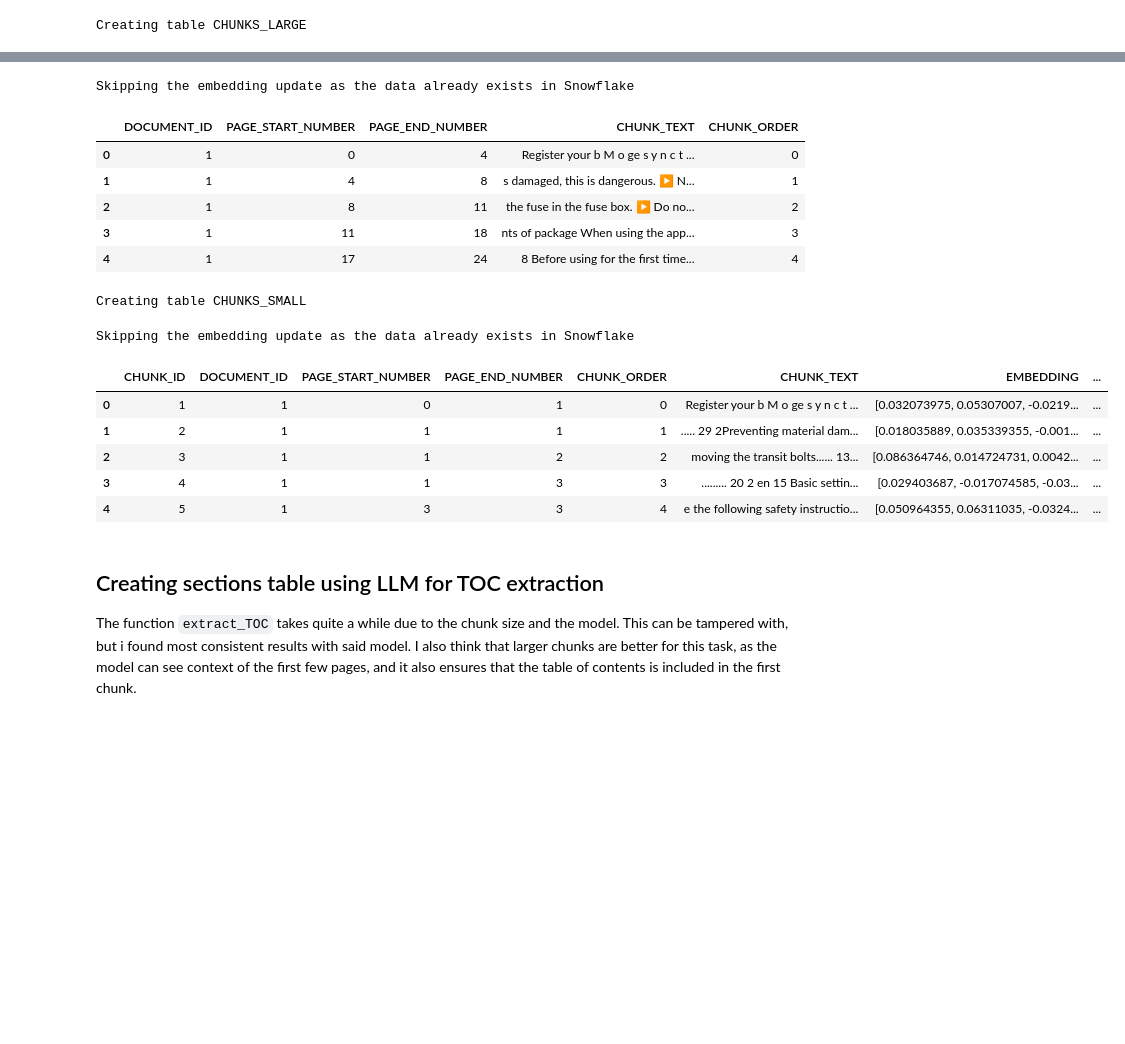
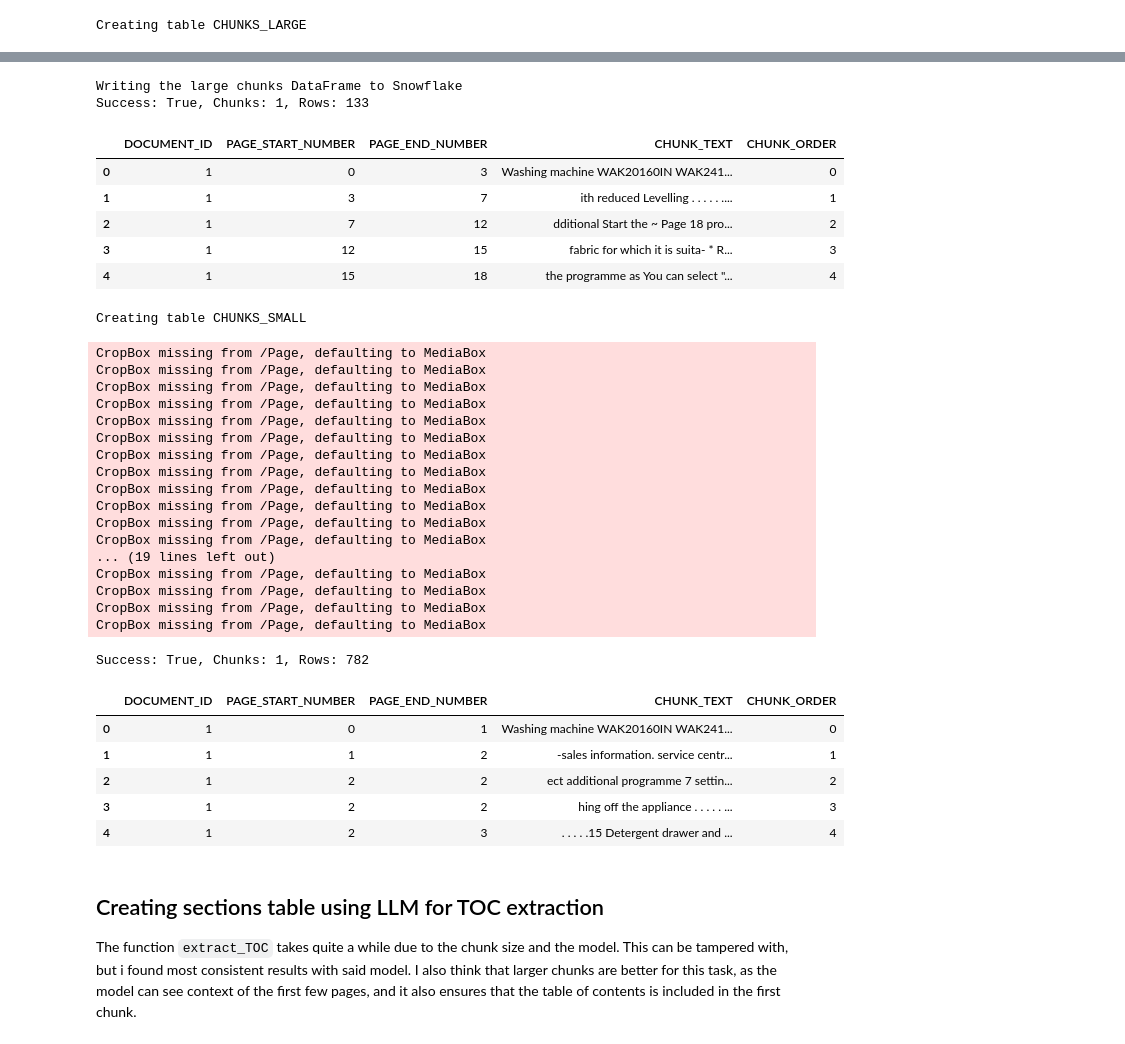
Before and after one commit to Haldan-NC/Snowflake-Cortex-Playground, a Jupyter notebook: WASHING_MACHINE_DB_setup.ipynb, the cells around one changed output, grey strips where cells are left out. Saved outputs shown, nothing was run; the diff lists cells and outputs as text; code cells hidden in the pictures; blank space fills up the shorter version.

```diff
--- a/WASHING_MACHINE_DB_setup.ipynb
+++ b/WASHING_MACHINE_DB_setup.ipynb
@@ -176,8 +177,8 @@ except:
 
     for idx, filename in enumerate(os.listdir(pdf_files_path)):
         # Temporary filter to only process a set of PDF files
-        if filename not in ["WGG254Z0GB.pdf", "WGA1420SIN.pdf"]: #,"WAV28KH3GB.pdf"]:
-            continue
+        # if filename not in ["WGG254Z0GB.pdf", "WGA1420SIN.pdf"]: #,"WAV28KH3GB.pdf"]:
+        #     continue
 
         if filename.endswith(".pdf"):
             file_path = os.path.join(pdf_files_path, filename)
@@ -204,6 +205,14 @@ except:
     create_dataframe = False
     print(f"Success: {success}, Number of chunks: {nchunks}, Number of rows: {nrows}")
 
+    time.sleep(3)
+    cursor.execute("""
+    SELECT *
+    FROM DOCUMENTS;
+    """)
+
+    documents_df = cursor.fetch_pandas_all()
+
 
 documents_df.head()
 # %% [output]
@@ -367,13 +408,14 @@ else:
 
 large_chunks_df.head()
 # %% [output]
-Skipping the embedding update as the data already exists in Snowflake
+Writing the large chunks DataFrame to Snowflake
+Success: True, Chunks: 1, Rows: 133
 |  | DOCUMENT_ID | PAGE_START_NUMBER | PAGE_END_NUMBER | CHUNK_TEXT | CHUNK_ORDER |
-| 0 | 1 | 0 | 4 | Register your b M o ge s y n c t ... | 0 |
-| 1 | 1 | 4 | 8 | s damaged, this is dangerous. ▶ N... | 1 |
-| 2 | 1 | 8 | 11 | the fuse in the fuse box. ▶ Do no... | 2 |
-| 3 | 1 | 11 | 18 | nts of package When using the app... | 3 |
-| 4 | 1 | 17 | 24 | 8 Before using for the first time... | 4 |
+| 0 | 1 | 0 | 3 | Washing machine WAK20160IN WAK241... | 0 |
+| 1 | 1 | 3 | 7 | ith reduced Levelling . . . . . .... | 1 |
+| 2 | 1 | 7 | 12 | dditional Start the ~ Page 18 pro... | 2 |
+| 3 | 1 | 12 | 15 | fabric for which it is suita- * R... | 3 |
+| 4 | 1 | 15 | 18 | the programme as You can select "... | 4 |
 # %%
 try:
     create_dataframe = False
@@ -394,6 +436,7 @@ if create_dataframe:
     small_chunks_df = pd.DataFrame()
     for row in tqdm(documents_df.iterrows(), total = len(documents_df)):
         manual_id = row[1]["DOCUMENT_ID"]
+        file_path = os.path.join(pdf_files_path, row[1]["DOCUMENT_NAME"])
         tmp_chunked_df = extract_text_chunks(file_path = file_path,
                             manual_id = manual_id,
                             chunk_size = 1024,
@@ -423,40 +466,57 @@ if create_dataframe:
         df=small_chunks_df,
         database =database,
         table_name="CHUNKS_SMALL",
         schema=schema,
         auto_create_table=False,
         overwrite=False
     )
 
     print(f"Success: {success}, Chunks: {nchunks}, Rows: {nrows}")
 
     # Update the embeddings for the small chunks
     cursor.execute("""
         UPDATE CHUNKS_SMALL
         SET EMBEDDING = SNOWFLAKE.CORTEX.EMBED_TEXT_1024(
             'snowflake-arctic-embed-l-v2.0',
             CHUNK_TEXT
         )
         WHERE EMBEDDING IS NULL;
     """)
 
 else:
     print("Skipping the embedding update as the data already exists in Snowflake")
     cursor.execute("""
         SELECT *
         FROM CHUNKS_SMALL;
     """)
     small_chunks_df = cursor.fetch_pandas_all()
 
 small_chunks_df.head(5)
 # %% [output]
-Skipping the embedding update as the data already exists in Snowflake
+CropBox missing from /Page, defaulting to MediaBox
+CropBox missing from /Page, defaulting to MediaBox
+CropBox missing from /Page, defaulting to MediaBox
+CropBox missing from /Page, defaulting to MediaBox
+CropBox missing from /Page, defaulting to MediaBox
+CropBox missing from /Page, defaulting to MediaBox
+CropBox missing from /Page, defaulting to MediaBox
+CropBox missing from /Page, defaulting to MediaBox
+CropBox missing from /Page, defaulting to MediaBox
+CropBox missing from /Page, defaulting to MediaBox
+CropBox missing from /Page, defaulting to MediaBox
+CropBox missing from /Page, defaulting to MediaBox
+... (19 lines left out)
+CropBox missing from /Page, defaulting to MediaBox
+CropBox missing from /Page, defaulting to MediaBox
+CropBox missing from /Page, defaulting to MediaBox
+CropBox missing from /Page, defaulting to MediaBox
+Success: True, Chunks: 1, Rows: 782
-|  | CHUNK_ID | DOCUMENT_ID | PAGE_START_NUMBER | PAGE_END_NUMBER | CHUNK_ORDER | CHUNK_TEXT | EMBEDDING | ... |
-| 0 | 1 | 1 | 0 | 1 | 0 | Register your b M o ge s y n c t ... | [0.032073975, 0.05307007, -0.0219... | ... |
-| 1 | 2 | 1 | 1 | 1 | 1 | ..... 29 2Preventing material dam... | [0.018035889, 0.035339355, -0.001... | ... |
-| 2 | 3 | 1 | 1 | 2 | 2 | moving the transit bolts...... 13... | [0.086364746, 0.014724731, 0.0042... | ... |
-| 3 | 4 | 1 | 1 | 3 | 3 | ......... 20 2 en 15 Basic settin... | [0.029403687, -0.017074585, -0.03... | ... |
-| 4 | 5 | 1 | 3 | 3 | 4 | e the following safety instructio... | [0.050964355, 0.06311035, -0.0324... | ... |
+|  | DOCUMENT_ID | PAGE_START_NUMBER | PAGE_END_NUMBER | CHUNK_TEXT | CHUNK_ORDER |
+| 0 | 1 | 0 | 1 | Washing machine WAK20160IN WAK241... | 0 |
+| 1 | 1 | 1 | 2 | -sales information. service centr... | 1 |
+| 2 | 1 | 2 | 2 | ect additional programme 7 settin... | 2 |
+| 3 | 1 | 2 | 2 | hing off the appliance . . . . . ... | 3 |
+| 4 | 1 | 2 | 3 | . . . . .15 Detergent drawer and ... | 4 |
 # %% [markdown]
 ## Creating sections table using LLM for TOC extraction
 
```
Also changed, not shown: parts of 6 cells of this notebook, 7 other files.
